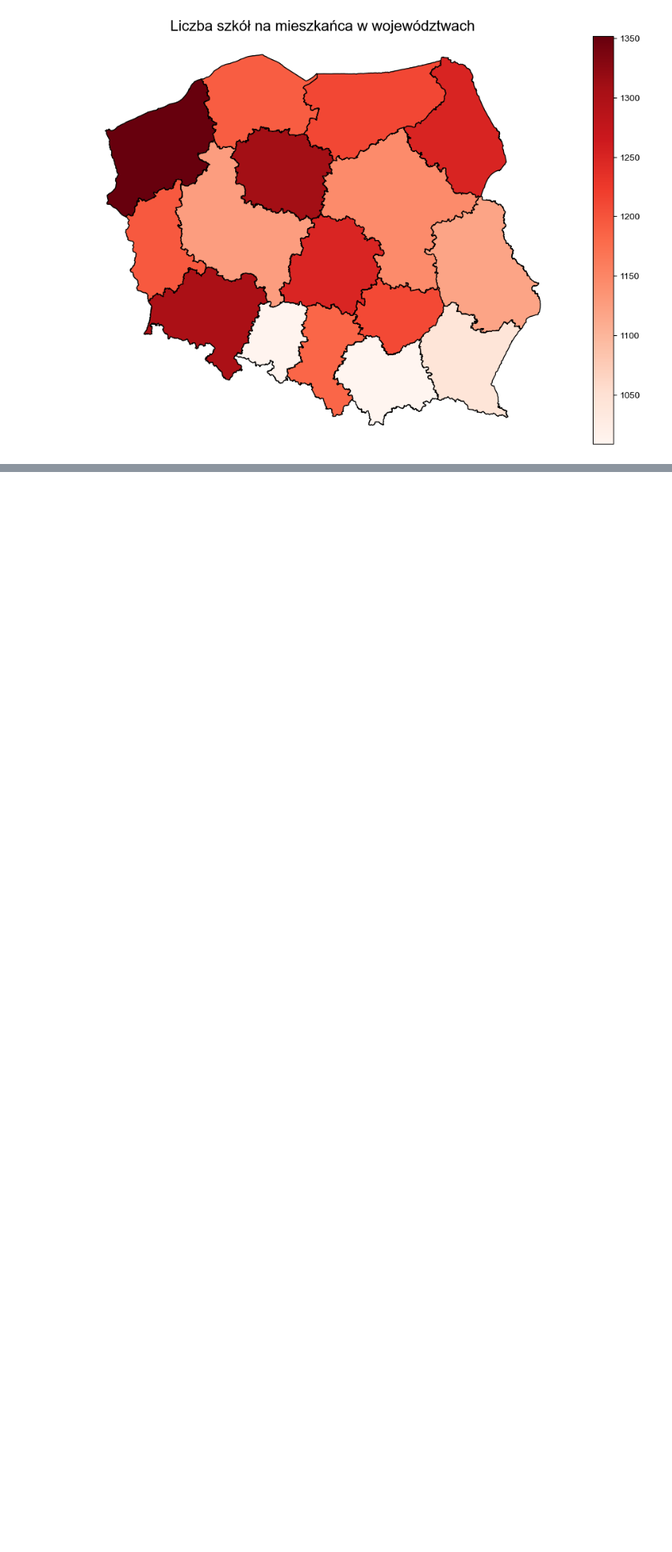
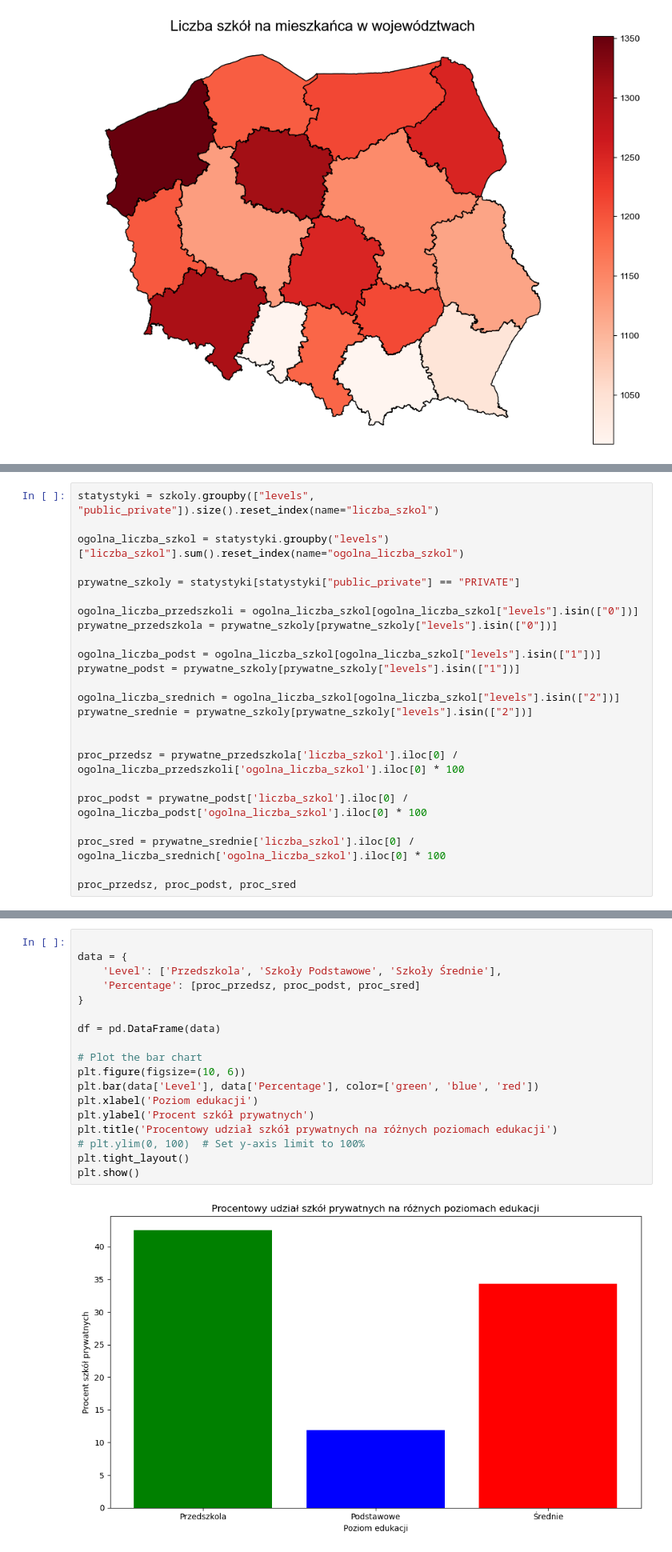
Before and after one commit to Goul4sh/adp_projekt, a Jupyter notebook: Analiza.ipynb, the cells around one changed output, grey strips where cells are left out. Shown at 80% size. Cells and saved outputs as stored; diff of their text form; blank space fills up the shorter version.

```diff
--- a/Analiza.ipynb
+++ b/Analiza.ipynb
@@ -279,0 +235,24 @@ plt.show();
+# %%
+statystyki = szkoly.groupby(["levels", "public_private"]).size().reset_index(name="liczba_szkol")
+
+ogolna_liczba_szkol = statystyki.groupby("levels")["liczba_szkol"].sum().reset_index(name="ogolna_liczba_szkol")
+
+prywatne_szkoly = statystyki[statystyki["public_private"] == "PRIVATE"]
+
+ogolna_liczba_przedszkoli = ogolna_liczba_szkol[ogolna_liczba_szkol["levels"].isin(["0"])]
+prywatne_przedszkola = prywatne_szkoly[prywatne_szkoly["levels"].isin(["0"])]
+
+ogolna_liczba_podst = ogolna_liczba_szkol[ogolna_liczba_szkol["levels"].isin(["1"])]
+prywatne_podst = prywatne_szkoly[prywatne_szkoly["levels"].isin(["1"])]
+
+ogolna_liczba_srednich = ogolna_liczba_szkol[ogolna_liczba_szkol["levels"].isin(["2"])]
+prywatne_srednie = prywatne_szkoly[prywatne_szkoly["levels"].isin(["2"])]
+
+
+proc_przedsz = prywatne_przedszkola['liczba_szkol'].iloc[0] / ogolna_liczba_przedszkoli['ogolna_liczba_szkol'].iloc[0] * 100
+
+proc_podst = prywatne_podst['liczba_szkol'].iloc[0] / ogolna_liczba_podst['ogolna_liczba_szkol'].iloc[0] * 100
+
+proc_sred = prywatne_srednie['liczba_szkol'].iloc[0] / ogolna_liczba_srednich['ogolna_liczba_szkol'].iloc[0] * 100
+
+proc_przedsz, proc_podst, proc_sred
@@ -280,3 +261,23 @@ plt.show();
+# %%
+
+data = {
+    'Level': ['Przedszkola', 'Szkoły Podstawowe', 'Szkoły Średnie'],
+    'Percentage': [proc_przedsz, proc_podst, proc_sred]
+}
+
+df = pd.DataFrame(data)
+
+# Plot the bar chart
+plt.figure(figsize=(10, 6))
+plt.bar(data['Level'], data['Percentage'], color=['green', 'blue', 'red'])
+plt.xlabel('Poziom edukacji')
+plt.ylabel('Procent szkół prywatnych')
+plt.title('Procentowy udział szkół prywatnych na różnych poziomach edukacji')
+# plt.ylim(0, 100)  # Set y-axis limit to 100%
+plt.tight_layout()
+plt.show()
+# %% [output]
+[figure, added]
 # %% [markdown]
 ## Procentowy udział placówek prywatnych i publicznych w danym województwie.
 # %%
```
Also changed, not shown: parts of 23 cells of this notebook.
